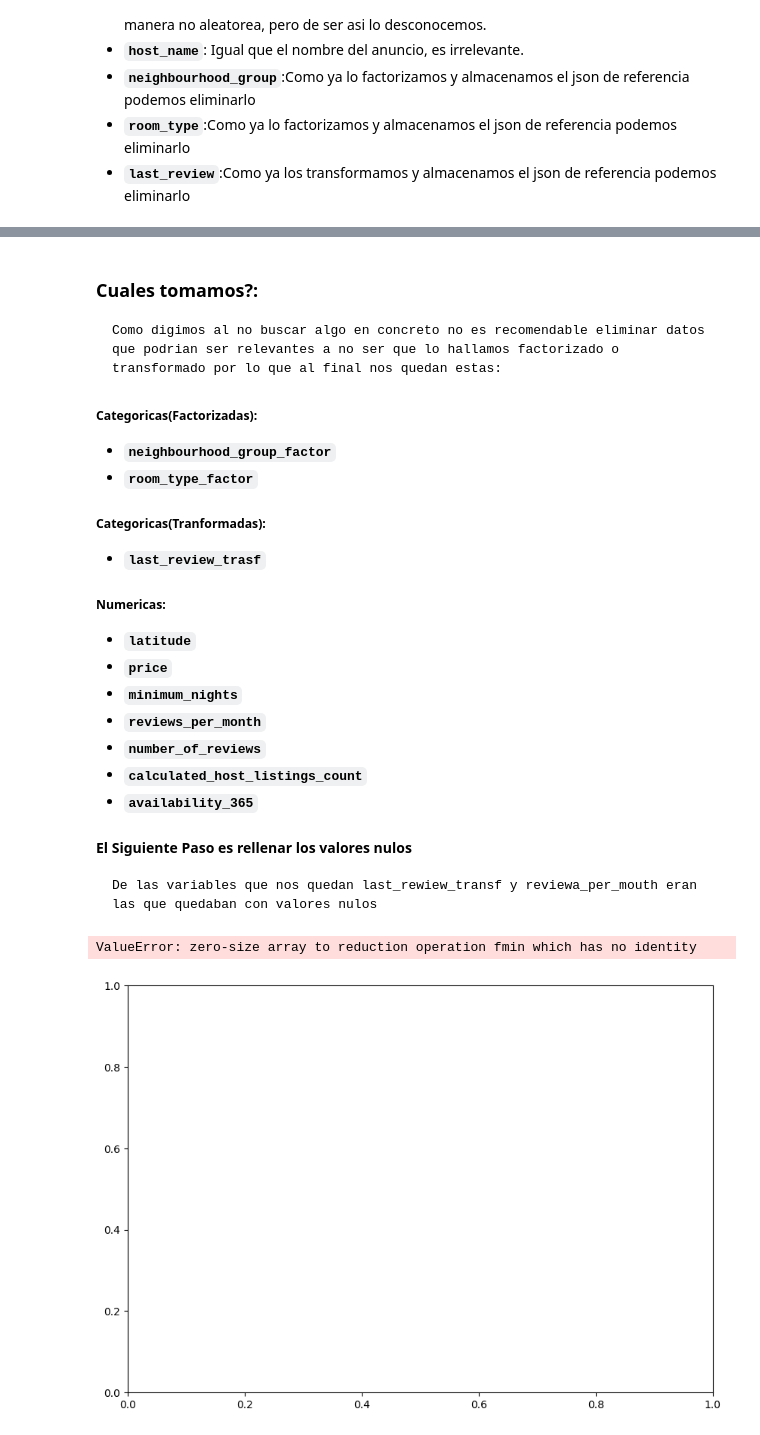
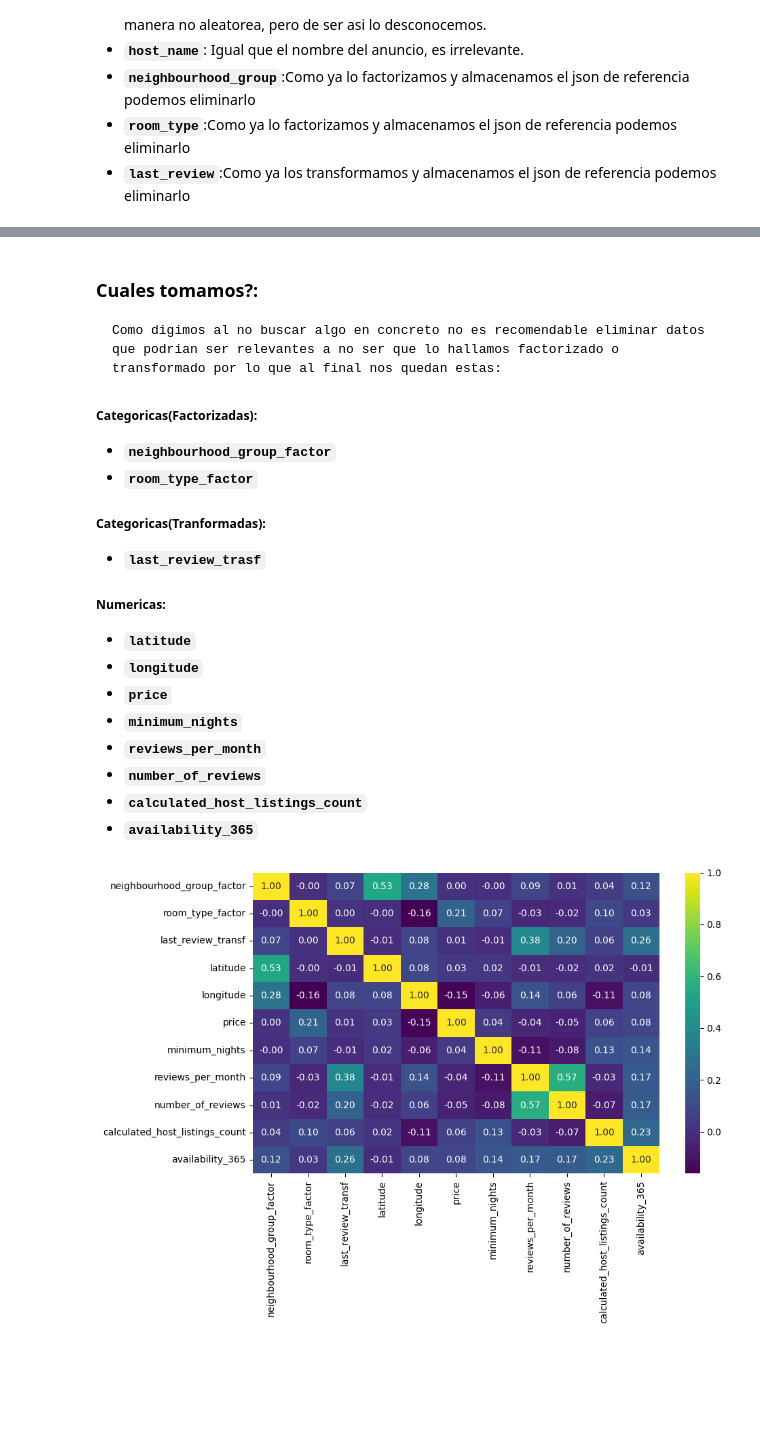
Before and after one commit to 4GeeksAcademy/andrupax94-intro-ml, a Jupyter notebook: src/00-eda-airbnb-ny.ipynb, the cells around one changed output, grey strips where cells are left out. Cells and saved outputs as stored; diff of their text form; code cells hidden in the pictures; blank space fills up the shorter version.

```diff
--- a/src/00-eda-airbnb-ny.ipynb
+++ b/src/00-eda-airbnb-ny.ipynb
@@ -248,3 +259,9 @@ Index(['id', 'host_id', 'latitude', 'longitude', 'price', 'minimum_nights',
 * **`last_review`** Como digimos oiriginalmente es srt por la estructura de una fecha YYYY-MM-DD pero vamos a tranformarla a numerica
 # %%
 #Ahora Vamos a crear la columna last_review_transf a partir de last_rewiew
+total_data['last_review'] = pd.to_datetime(total_data['last_review'])
+#vi en internet que los modelos trabajan mejor las fechas con el formato unix entonses aplicamos este codigo que vi en: "https://stackoverflow.com/questions/15203623/convert-pandas-datetimeindex-to-unix-time"
+total_data['last_review_transf'] = total_data['last_review'].values.astype('int64') // 10**9
+#luego como los valores nulos los va a convertir a numeros negativos los volvemos a pasar a nulos
+total_data.loc[total_data['last_review_transf'] < 0, 'last_review_transf'] = np.nan
+total_data.head()
@@ -250,0 +290,15 @@ Index(['id', 'host_id', 'latitude', 'longitude', 'price', 'minimum_nights',
+# %%
+#En clase para rellenar nulos vimos:
+    #CUANDO UNA VARIABLE ES ENTERA PERO NUMÉRICA == INCONTABLE == 0 A LOS 130 == TIENE MUCHOS VALORES
+    #total_data['Age'] = total_data['Age'].fillna(total_data['Age'].median())
+
+#Entonses para last_review_transf que es un entero unix usamos la mediana
+total_data['last_review_transf'] = total_data['last_review_transf'].fillna(total_data['last_review_transf'].median())
+
+#segun lo que vimos en clases usamos la media cuando es puramente decimal como en el caso de "reviews_per_month" pero aca tenemos que el valor maximo es "58.5" se aleja mucho de del 75% por lo que la mediana seguira siendo mejor
+#opcion puesto que se ve menos afectada por estos valores atipicos.
+total_data['reviews_per_month'] = total_data['reviews_per_month'].fillna(total_data['reviews_per_month'].median())
+
+print(total_data.isnull().sum())
+#ahora que reviews_per_month no tiene valores nulos reusamos la funcion de antes para guardar los cambios de la transformacion
+create_changes_json("last_review", "last_review_transf", total_data, True)
@@ -260,6 +332,6 @@ En este caso vamos a analizar nuestras columnas:
 * **`last_review`**:Como ya los transformamos y almacenamos el json de referencia podemos eliminarlo
 # %%
 #eliminamos las columnas
-total_data.drop(["id","name","host_id","host_name","eighbourhood_group","room_type","last_review"], axis = 1, inplace = True)
+total_data.drop(["id", "name", "host_id", "host_name", "neighbourhood_group", "room_type", "last_review"],  axis = 1,  inplace = True)
 total_data.head()
 # %% [output]
@@ -277,13 +354,11 @@ KeyError: "['eighbourhood_group'] not found in axis"
 
 ##### Numericas:
 * **`latitude`**
+* **`longitude`**
 * **`price`**
 * **`minimum_nights`**
 * **`reviews_per_month`**
 * **`number_of_reviews`**
 * **`calculated_host_listings_count`**
 * **`availability_365`**
-
-#### El Siguiente Paso es rellenar los valores nulos
-    De las variables que nos quedan last_rewiew_transf y reviewa_per_mouth eran las que quedaban con valores nulos
 # %%
@@ -291,11 +366,11 @@ KeyError: "['eighbourhood_group'] not found in axis"
 # "test_size" es el porcentaje que vamos a agarrar para lo test y "random_state" es como el seed de los random, es para que en cada ejecucion no se cambien los valores
 train_data, test_data = train_test_split(total_data, test_size = 0.2, random_state = 42)
 # %%
-cols_num=[]
-fig, ax = plt.subplots(figsize=(10, 7))
-sns.heatmap(total_data[cols_num].corr(method="pearson"), annot=True, fmt=".2f", cmap="viridis",ax=ax)
+#Graficamos en un heatmap para ver las correlaciones
+cols_num=["neighbourhood_group_factor", "room_type_factor", "last_review_transf", "latitude", "longitude", "price", "minimum_nights", "reviews_per_month", "number_of_reviews", "calculated_host_listings_count", "availability_365"]
+fig, ax = plt.subplots(figsize=(10,  7))
+sns.heatmap(total_data[cols_num].corr(method = "pearson"), annot = True, fmt = ".2f", cmap = "viridis",ax = ax)
 plt.tight_layout()
 plt.show()
 # %% [output]
-ValueError: zero-size array to reduction operation fmin which has no identity
-[figure, old version]
+[figure, new version]
```
Also changed, not shown: parts of 13 cells of this notebook.
